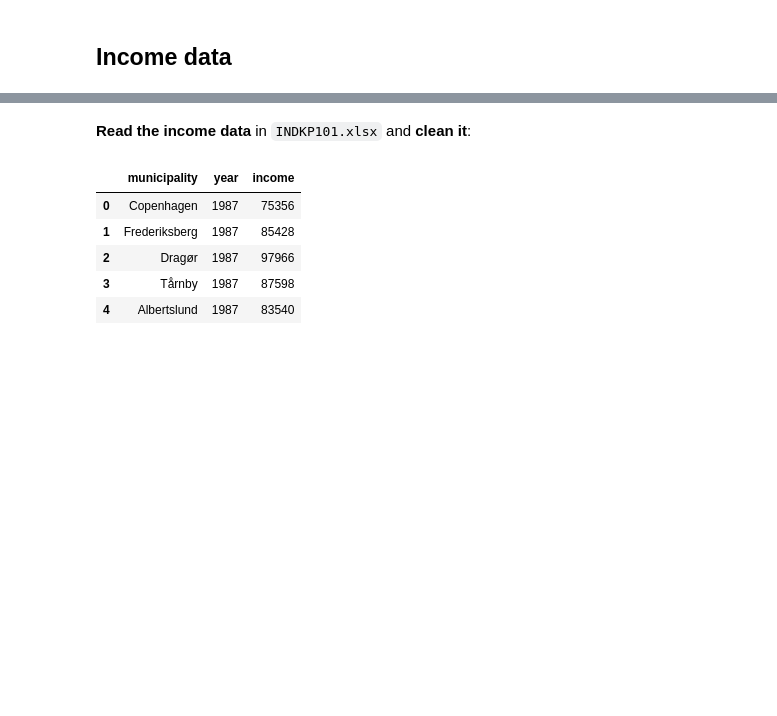
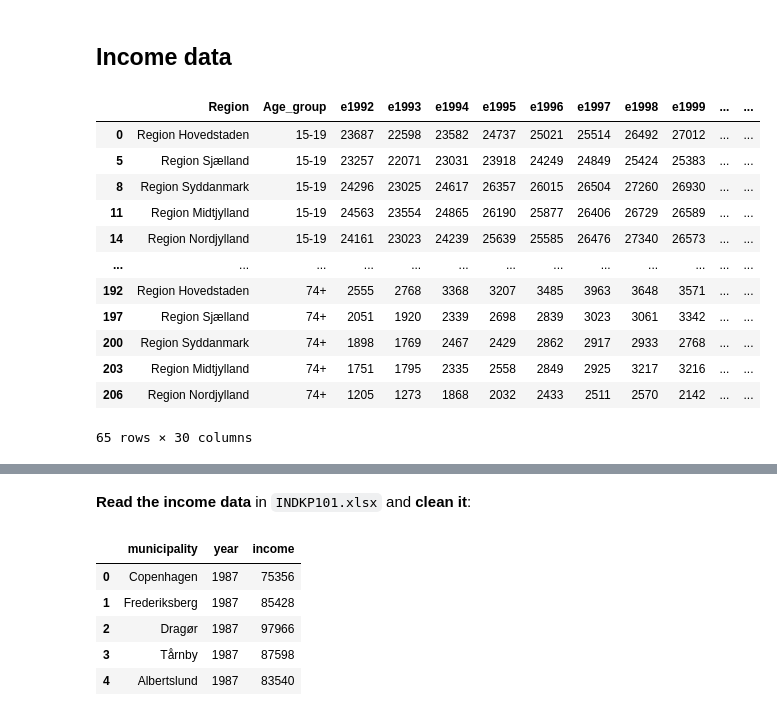
Before and after one commit to AskerNC/projects-2021-stressfaktoren, a Jupyter notebook: dataproject/dataproject.ipynb, the cells around one changed output, grey strips where cells are left out. Saved outputs shown, nothing was run; the diff lists cells and outputs as text; code cells hidden in the pictures; blank space fills up the shorter version.

```diff
--- a/dataproject/dataproject.ipynb
+++ b/dataproject/dataproject.ipynb
@@ -131,0 +111,5 @@ wage.head(100)
+# %%
+cols = list(wage.columns.values)
+print(cols)
+wage = wage[['Region', 'Age_group', '1992', '1993', '1994', '1995', '1996', '1997', '1998', '1999', '2000', '2001', '2002', '2003', '2004', '2005', '2006', '2007', '2008', '2009', '2010', '2011', '2012', '2013', '2014', '2015', '2016', '2017', '2018', '2019']]
+wage.head(10)
@@ -132,2 +167,21 @@ wage.head(100)
 # %% [markdown]
 ## Income data
+# %%
+age=['15-19','20-24','25-29','30-34','35-39','40-44','45-49','50-54','55-59','60-64','65-69','70-74','74+']#add age as rows
+age_group=list(np.repeat(age,5))
+wage['Age_group'] = age_group
+wage.head(100)
+# %% [output]
+|  | Region | Age_group | e1992 | e1993 | e1994 | e1995 | e1996 | e1997 | e1998 | e1999 | ... | ... |
+| 0 | Region Hovedstaden | 15-19 | 23687 | 22598 | 23582 | 24737 | 25021 | 25514 | 26492 | 27012 | ... | ... |
+| 5 | Region Sjælland | 15-19 | 23257 | 22071 | 23031 | 23918 | 24249 | 24849 | 25424 | 25383 | ... | ... |
+| 8 | Region Syddanmark | 15-19 | 24296 | 23025 | 24617 | 26357 | 26015 | 26504 | 27260 | 26930 | ... | ... |
+| 11 | Region Midtjylland | 15-19 | 24563 | 23554 | 24865 | 26190 | 25877 | 26406 | 26729 | 26589 | ... | ... |
+| 14 | Region Nordjylland | 15-19 | 24161 | 23023 | 24239 | 25639 | 25585 | 26476 | 27340 | 26573 | ... | ... |
+| ... | ... | ... | ... | ... | ... | ... | ... | ... | ... | ... | ... | ... |
+| 192 | Region Hovedstaden | 74+ | 2555 | 2768 | 3368 | 3207 | 3485 | 3963 | 3648 | 3571 | ... | ... |
+| 197 | Region Sjælland | 74+ | 2051 | 1920 | 2339 | 2698 | 2839 | 3023 | 3061 | 3342 | ... | ... |
+| 200 | Region Syddanmark | 74+ | 1898 | 1769 | 2467 | 2429 | 2862 | 2917 | 2933 | 2768 | ... | ... |
+| 203 | Region Midtjylland | 74+ | 1751 | 1795 | 2335 | 2558 | 2849 | 2925 | 3217 | 3216 | ... | ... |
+| 206 | Region Nordjylland | 74+ | 1205 | 1273 | 1868 | 2032 | 2433 | 2511 | 2570 | 2142 | ... | ... |
+65 rows × 30 columns
```
Also changed, not shown: parts of 10 cells of this notebook.
